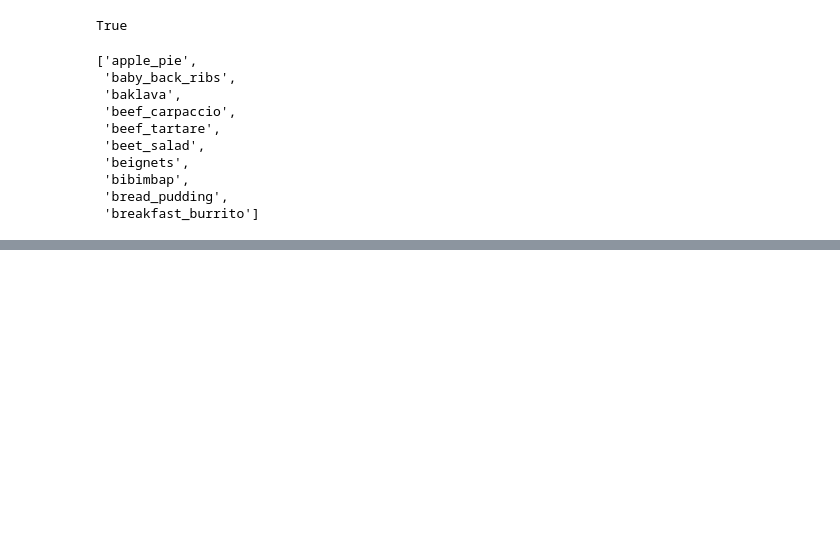
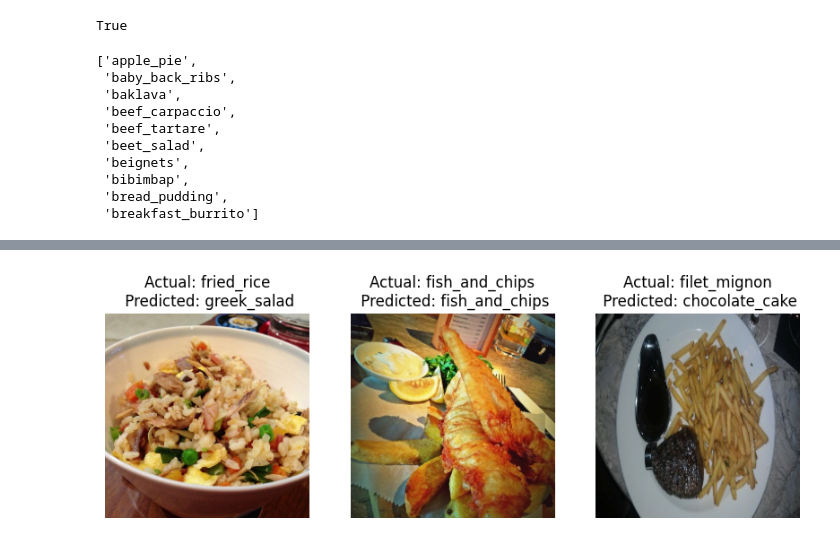
Before and after one commit to LivingstonTardzenyuy/Deep-Learning-with-TensorFlow, a Jupyter notebook: 06_transfer_learning_in_tensorflow_part_3_scaling_up.ipynb, the cells around one changed output, grey strips where cells are left out. Cells and saved outputs as stored; diff of their text form; code cells hidden in the pictures; blank space fills up the shorter version.

```diff
--- a/06_transfer_learning_in_tensorflow_part_3_scaling_up.ipynb
+++ b/06_transfer_learning_in_tensorflow_part_3_scaling_up.ipynb
@@ -590,0 +719,33 @@ sns.heatmap(sklearn_confusion_matrix, annot=True)
+# %%
+# Make prediction on a series of random images.
+import os
+import random
+
+plt.figure(figsize=(10,10))
+
+for i in range(3):
+  # Choose an image from a random classes.
+  class_name = random.choice(class_names)
+  class_dir = os.path.join(test_dir, class_name)
+  file_name = random.choice(os.listdir(class_dir))
+  filepath = test_dir + class_name + "/" + file_name
+
+  # Load the image and make predictions.
+  # img = load_and_prep_image(filepath)
+  # print(filepath)
+
+  # Load the image and make predictions.
+  img = load_and_prep_image(filepath, scale=False)  # Scale False b/c we are using EfficientNetB0
+  pred_prob = model.predict(tf.expand_dims(img, axis=0))
+  pred_class = class_names[pred_prob.argmax()]
+
+  # Plot the image(s)
+  plt.subplot(1,3, i+1)
+  plt.imshow(img/255.)
+  if class_name == pred_class:
+    title_color = "g"
+  else:
+    title_color = "r"
+  plt.title(f"Actual: {class_name}\n Predicted: {pred_class}")
+  plt.axis(False);
+# %% [output]
@@ -590,0 +755 @@ sns.heatmap(sklearn_confusion_matrix, annot=True)
+[figure, added]
```
Also changed, not shown: parts of 27 cells of this notebook.
